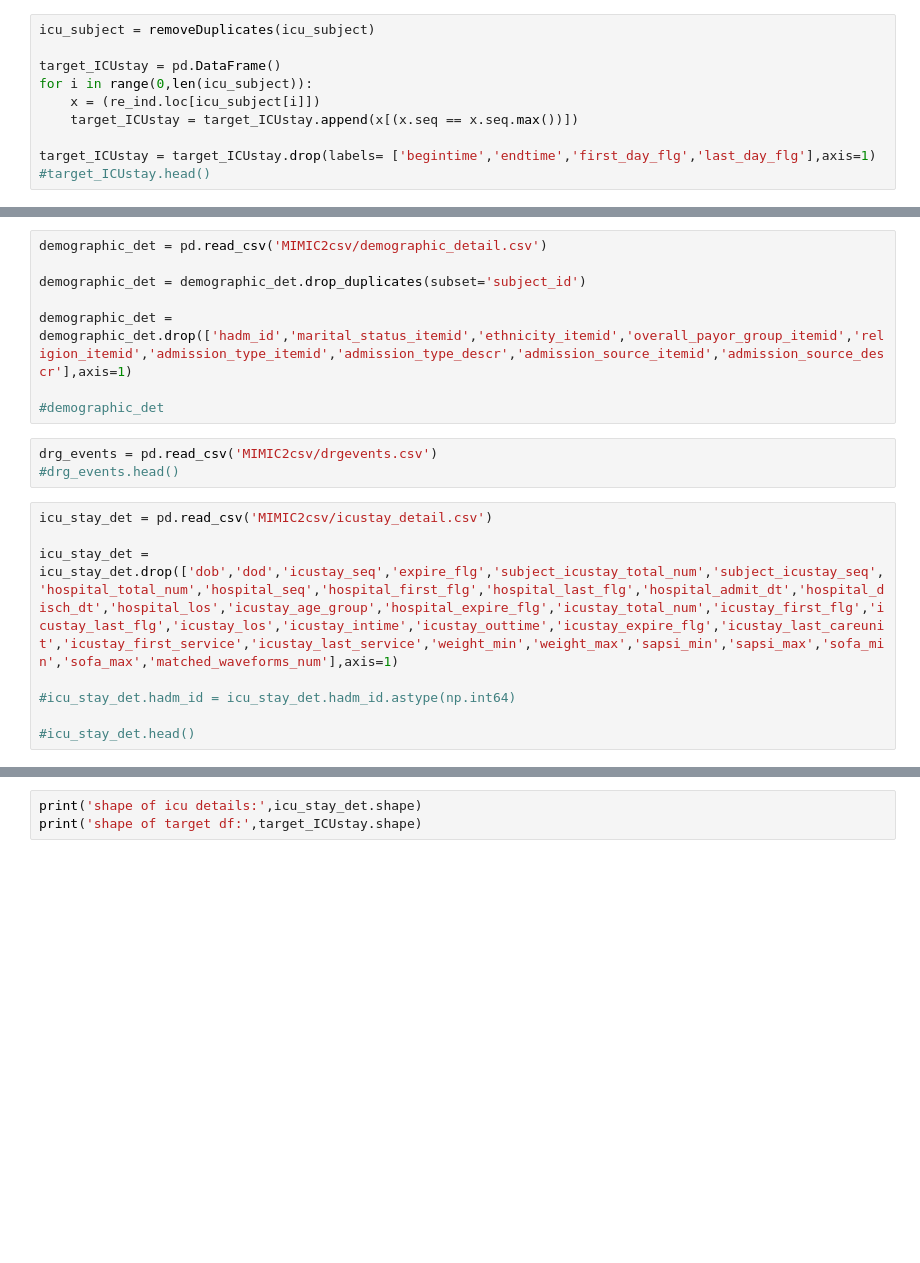
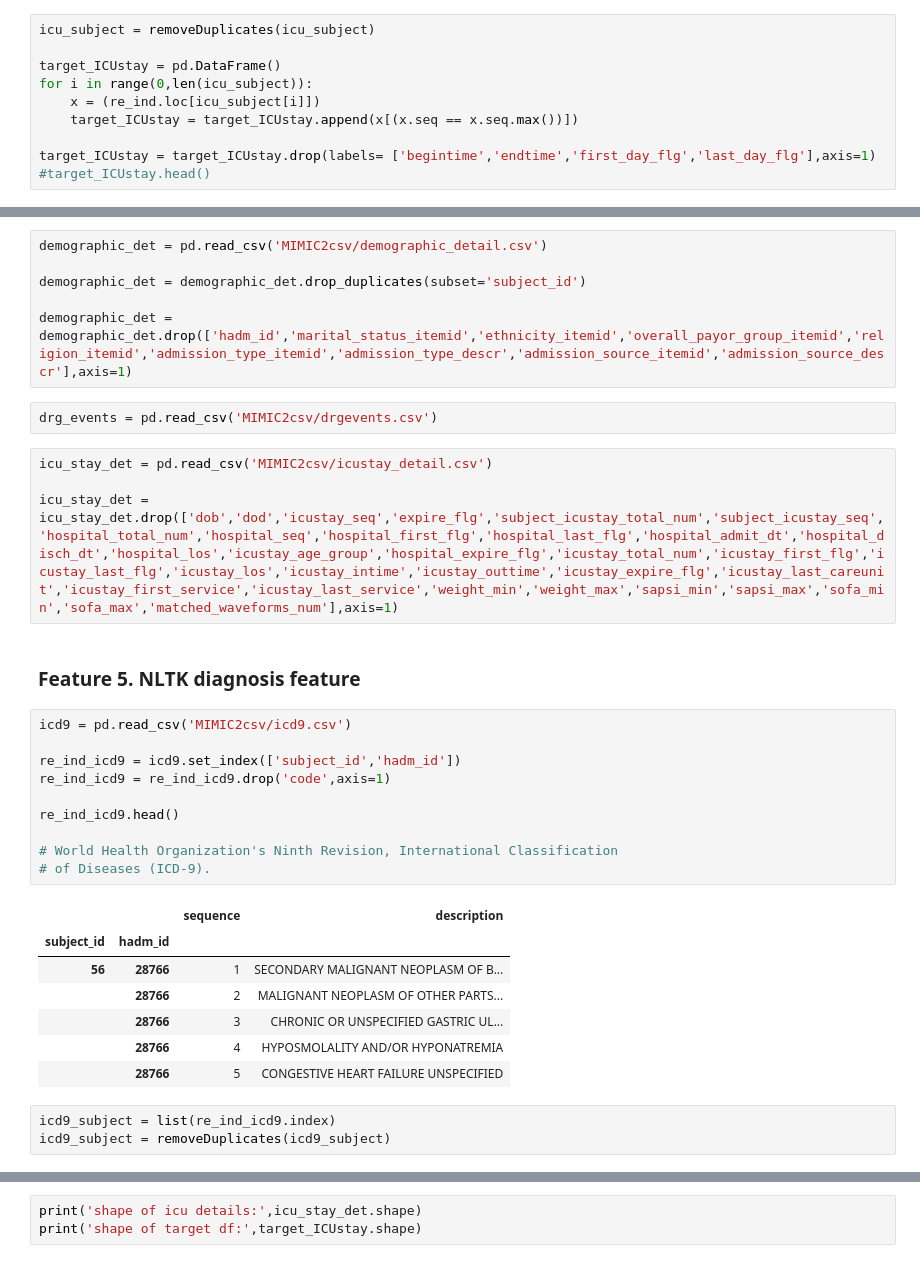
Before and after one commit to mhaque-spec/ICU-stays-prediction, a Jupyter notebook: Feature-Engineering-Data-Merge.ipynb, the cells around one changed output, grey strips where cells are left out. Drawn from its saved outputs; the diff is of its cells as text; blank space fills up the shorter version.

```diff
--- a/Feature-Engineering-Data-Merge.ipynb
+++ b/Feature-Engineering-Data-Merge.ipynb
@@ -102,16 +108,32 @@ demographic_det = pd.read_csv('MIMIC2csv/demographic_detail.csv')
 demographic_det = demographic_det.drop_duplicates(subset='subject_id')
 
 demographic_det = demographic_det.drop(['hadm_id','marital_status_itemid','ethnicity_itemid','overall_payor_group_itemid','religion_itemid','admission_type_itemid','admission_type_descr','admission_source_itemid','admission_source_descr'],axis=1)
-
-#demographic_det
 # %%
 drg_events = pd.read_csv('MIMIC2csv/drgevents.csv')
-#drg_events.head()
 # %%
 icu_stay_det = pd.read_csv('MIMIC2csv/icustay_detail.csv')
 
 icu_stay_det = icu_stay_det.drop(['dob','dod','icustay_seq','expire_flg','subject_icustay_total_num','subject_icustay_seq','hospital_total_num','hospital_seq','hospital_first_flg','hospital_last_flg','hospital_admit_dt','hospital_disch_dt','hospital_los','icustay_age_group','hospital_expire_flg','icustay_total_num','icustay_first_flg','icustay_last_flg','icustay_los','icustay_intime','icustay_outtime','icustay_expire_flg','icustay_last_careunit','icustay_first_service','icustay_last_service','weight_min','weight_max','sapsi_min','sapsi_max','sofa_min','sofa_max','matched_waveforms_num'],axis=1)
-
-#icu_stay_det.hadm_id = icu_stay_det.hadm_id.astype(np.int64)
-
-#icu_stay_det.head()
+# %% [markdown]
+### **Feature 5.** NLTK diagnosis feature
+# %%
+icd9 = pd.read_csv('MIMIC2csv/icd9.csv')
+
+re_ind_icd9 = icd9.set_index(['subject_id','hadm_id'])
+re_ind_icd9 = re_ind_icd9.drop('code',axis=1)
+
+re_ind_icd9.head()
+
+# World Health Organization's Ninth Revision, International Classification
+# of Diseases (ICD-9).
+# %% [output]
+|  |  | sequence | description |
+| subject_id | hadm_id |  |  |
+| 56 | 28766 | 1 | SECONDARY MALIGNANT NEOPLASM OF B... |
+|  | 28766 | 2 | MALIGNANT NEOPLASM OF OTHER PARTS... |
+|  | 28766 | 3 | CHRONIC OR UNSPECIFIED GASTRIC UL... |
+|  | 28766 | 4 | HYPOSMOLALITY AND/OR HYPONATREMIA |
+|  | 28766 | 5 | CONGESTIVE HEART FAILURE UNSPECIFIED |
+# %%
+icd9_subject = list(re_ind_icd9.index)
+icd9_subject = removeDuplicates(icd9_subject)
```
Also changed, not shown: parts of 33 cells of this notebook, 3 other files.
